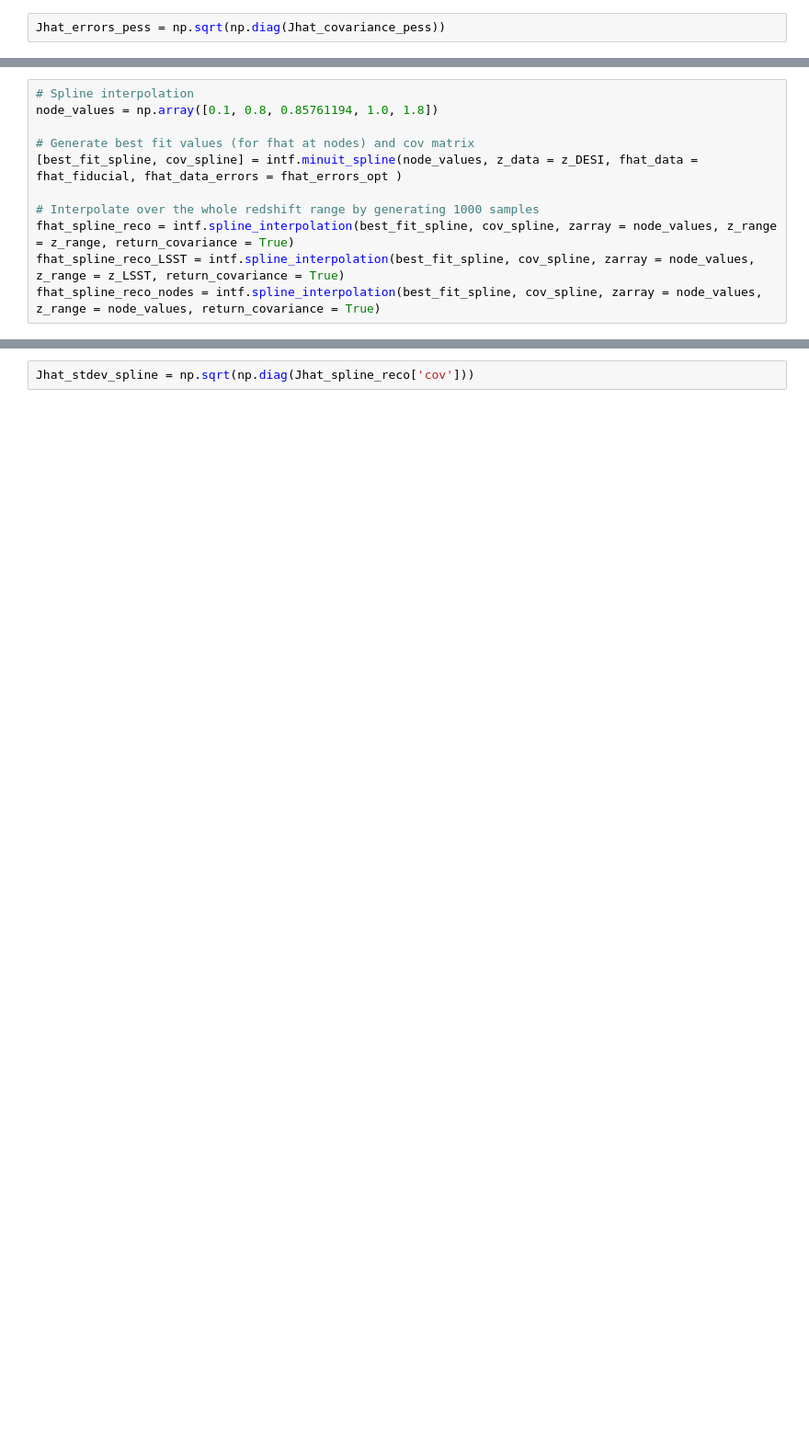
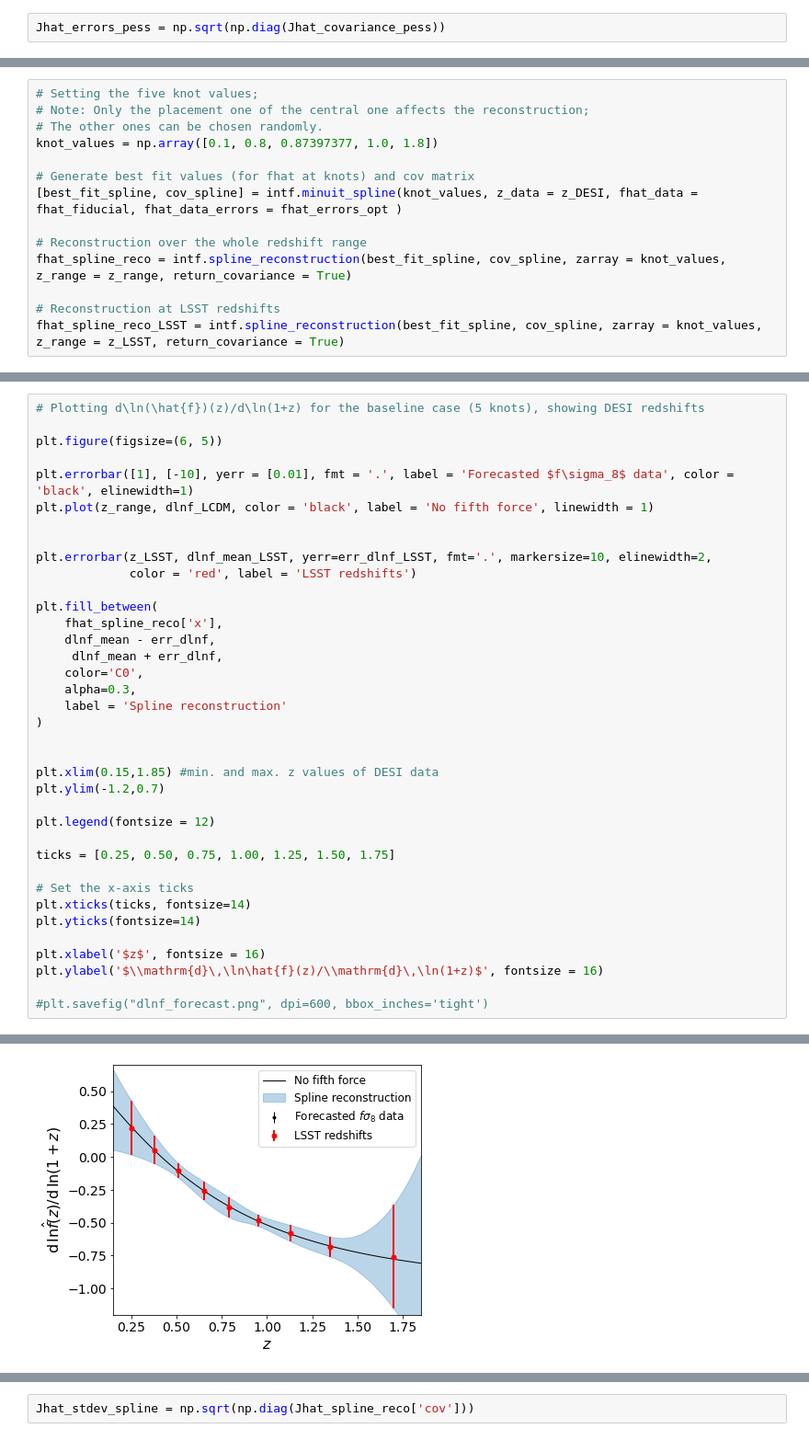
Before and after one commit to NastassiaG/FifthForce_Jhat_fhat, a Jupyter notebook: Jhat_fhat_DESI_LSST.ipynb, the cells around one changed output, grey strips where cells are left out. Shown: that part at 92% size. Drawn from its saved outputs; the diff is of its cells as text; blank space fills up the shorter version.

```diff
--- a/Jhat_fhat_DESI_LSST.ipynb
+++ b/Jhat_fhat_DESI_LSST.ipynb
@@ -165,12 +139,15 @@ print(BIC_values)
 # %%
-# Spline interpolation
-node_values = np.array([0.1, 0.8, 0.85761194, 1.0, 1.8])
+# Setting the five knot values;
+# Note: Only the placement one of the central one affects the reconstruction;
+# The other ones can be chosen randomly.
+knot_values = np.array([0.1, 0.8, 0.87397377, 1.0, 1.8])
 
-# Generate best fit values (for fhat at nodes) and cov matrix
-[best_fit_spline, cov_spline] = intf.minuit_spline(node_values, z_data = z_DESI, fhat_data = fhat_fiducial, fhat_data_errors = fhat_errors_opt )
+# Generate best fit values (for fhat at knots) and cov matrix
+[best_fit_spline, cov_spline] = intf.minuit_spline(knot_values, z_data = z_DESI, fhat_data = fhat_fiducial, fhat_data_errors = fhat_errors_opt )
 
-# Interpolate over the whole redshift range by generating 1000 samples
-fhat_spline_reco = intf.spline_interpolation(best_fit_spline, cov_spline, zarray = node_values, z_range = z_range, return_covariance = True)
-fhat_spline_reco_LSST = intf.spline_interpolation(best_fit_spline, cov_spline, zarray = node_values, z_range = z_LSST, return_covariance = True)
-fhat_spline_reco_nodes = intf.spline_interpolation(best_fit_spline, cov_spline, zarray = node_values, z_range = node_values, return_covariance = True)
+# Reconstruction over the whole redshift range
+fhat_spline_reco = intf.spline_reconstruction(best_fit_spline, cov_spline, zarray = knot_values, z_range = z_range, return_covariance = True)
+
+# Reconstruction at LSST redshifts
+fhat_spline_reco_LSST = intf.spline_reconstruction(best_fit_spline, cov_spline, zarray = knot_values, z_range = z_LSST, return_covariance = True)
 # %%
@@ -291,0 +272,38 @@ err_dlnf2 = np.sqrt(np.diag(dlnf_cov2))
+# %%
+# Plotting d\ln(\hat{f})(z)/d\ln(1+z) for the baseline case (5 knots), showing DESI redshifts
+
+plt.figure(figsize=(6, 5))
+
+plt.errorbar([1], [-10], yerr = [0.01], fmt = '.', label = 'Forecasted $f\sigma_8$ data', color = 'black', elinewidth=1)
+plt.plot(z_range, dlnf_LCDM, color = 'black', label = 'No fifth force', linewidth = 1)
+
+
+plt.errorbar(z_LSST, dlnf_mean_LSST, yerr=err_dlnf_LSST, fmt='.', markersize=10, elinewidth=2,
+             color = 'red', label = 'LSST redshifts')
+
+plt.fill_between(
+    fhat_spline_reco['x'],
+    dlnf_mean - err_dlnf,
+     dlnf_mean + err_dlnf,
+    color='C0',
+    alpha=0.3,
+    label = 'Spline reconstruction'
+)
+
+
+plt.xlim(0.15,1.85) #min. and max. z values of DESI data
+plt.ylim(-1.2,0.7)
+
+plt.legend(fontsize = 12)
+
+ticks = [0.25, 0.50, 0.75, 1.00, 1.25, 1.50, 1.75]
+
+# Set the x-axis ticks
+plt.xticks(ticks, fontsize=14)
+plt.yticks(fontsize=14)
+
+plt.xlabel('$z$', fontsize = 16)
+plt.ylabel('$\\mathrm{d}\,\ln\hat{f}(z)/\\mathrm{d}\,\ln(1+z)$', fontsize = 16)
+
+#plt.savefig("dlnf_forecast.png", dpi=600, bbox_inches='tight')
+# %% [output]
@@ -292 +311,2 @@ err_dlnf2 = np.sqrt(np.diag(dlnf_cov2))
+[figure, added]
 # %%
```
Also changed, not shown: parts of 49 cells of this notebook, 3 other files.
